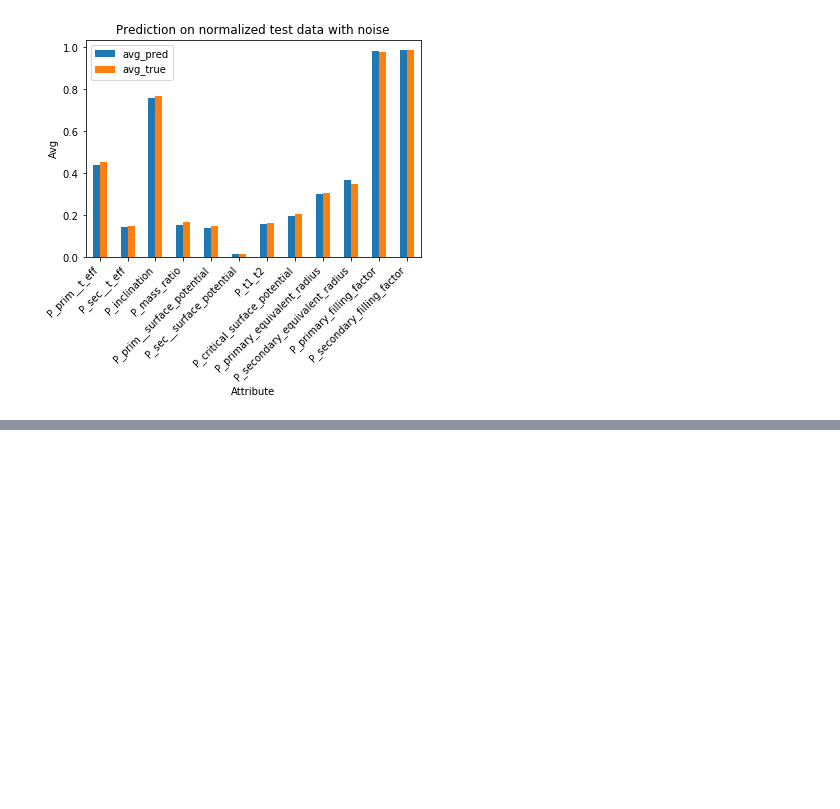
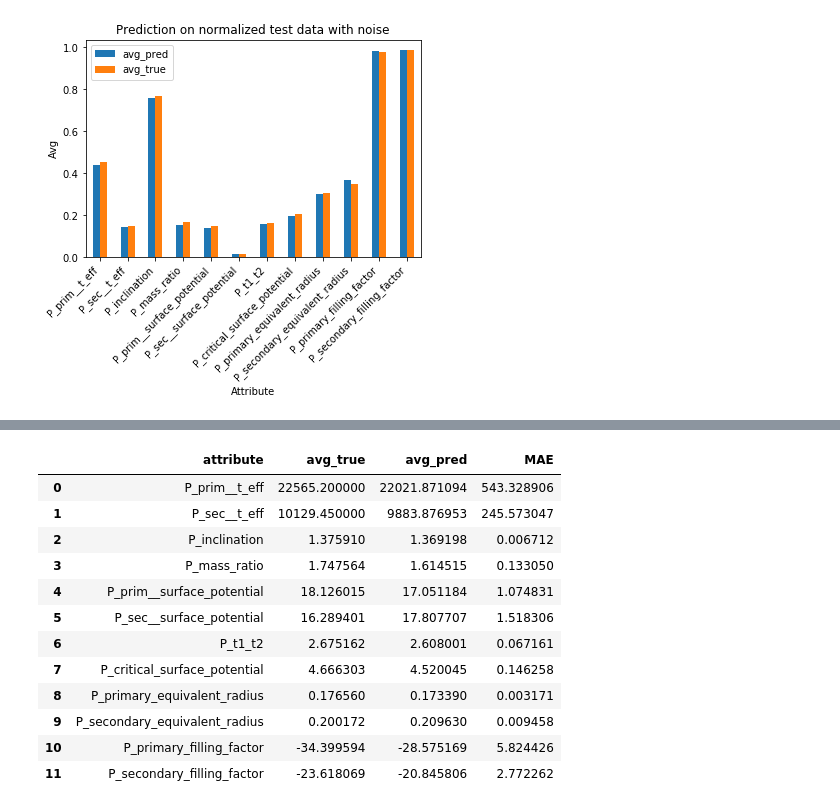
Before and after one commit to AdriNemcikova/DP, a Jupyter notebook: NORM_detached_all_params.ipynb, the cells around one changed output, grey strips where cells are left out. Cells and saved outputs as stored; diff of their text form; code cells hidden in the pictures; blank space fills up the shorter version.

```diff
--- a/NORM_detached_all_params.ipynb
+++ b/NORM_detached_all_params.ipynb
@@ -449,0 +556,2 @@ Text(0, 0.5, 'Avg')
+# %%
+denormalized_n = scaler.inverse_transform(y_pred_norm_n)
@@ -449,0 +583,3 @@ Text(0, 0.5, 'Avg')
+# %%
+n_pred_mean = denorm_n_pred.mean(axis=0)
+n_pred_mean
@@ -449,0 +600,18 @@ Text(0, 0.5, 'Avg')
+# %%
+y_test_n_denorm = scaler.inverse_transform(y_test_norm_n)
+y_test_df = pd.DataFrame(y_test_n_denorm,
+                            columns = [
+                                "P_prim__t_eff",
+                                "P_sec__t_eff",
+                                "P_inclination",
+                                "P_mass_ratio",
+                                "P_prim__surface_potential",
+                                "P_sec__surface_potential",
+                                "P_t1_t2",
+                                "P_critical_surface_potential",
+                                "P_primary_equivalent_radius",
+                                "P_secondary_equivalent_radius",
+                                "P_primary_filling_factor",
+                                "P_secondary_filling_factor"
+                            ])
+y_test_df.head()
@@ -449,0 +625,3 @@ Text(0, 0.5, 'Avg')
+# %%
+true_n_mean = y_test_df.mean(axis=0)
+true_n_mean
@@ -449,0 +642,20 @@ Text(0, 0.5, 'Avg')
+# %%
+eval_pred = pd.DataFrame({'attribute': true_n_mean.index,
+            'avg_true': true_n_mean.values,
+            'avg_pred': n_pred_mean.values,
+            'MAE': abs(true_n_mean.values - n_pred_mean.values)})
+eval_pred
+# %% [output]
+|  | attribute | avg_true | avg_pred | MAE |
+| 0 | P_prim__t_eff | 22565.200000 | 22021.871094 | 543.328906 |
+| 1 | P_sec__t_eff | 10129.450000 | 9883.876953 | 245.573047 |
+| 2 | P_inclination | 1.375910 | 1.369198 | 0.006712 |
+| 3 | P_mass_ratio | 1.747564 | 1.614515 | 0.133050 |
+| 4 | P_prim__surface_potential | 18.126015 | 17.051184 | 1.074831 |
+| 5 | P_sec__surface_potential | 16.289401 | 17.807707 | 1.518306 |
+| 6 | P_t1_t2 | 2.675162 | 2.608001 | 0.067161 |
+| 7 | P_critical_surface_potential | 4.666303 | 4.520045 | 0.146258 |
+| 8 | P_primary_equivalent_radius | 0.176560 | 0.173390 | 0.003171 |
+| 9 | P_secondary_equivalent_radius | 0.200172 | 0.209630 | 0.009458 |
+| 10 | P_primary_filling_factor | -34.399594 | -28.575169 | 5.824426 |
+| 11 | P_secondary_filling_factor | -23.618069 | -20.845806 | 2.772262 |
```
Also changed, not shown: parts of 25 cells of this notebook, 1 other file.
